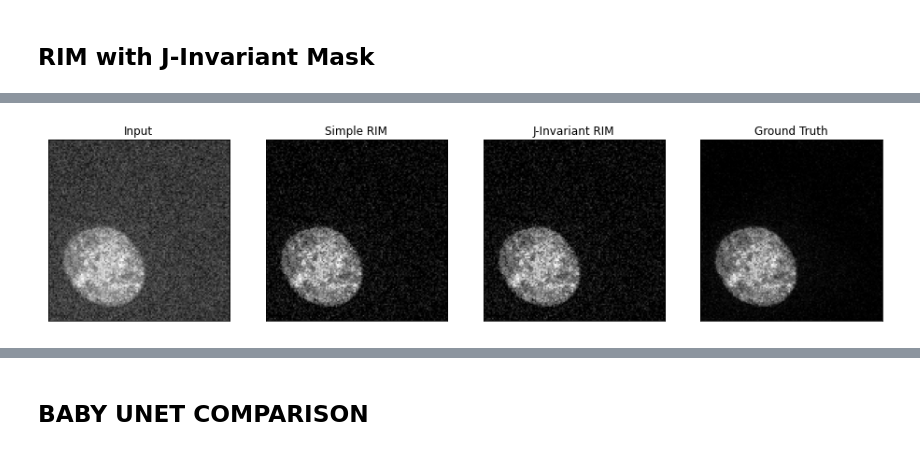
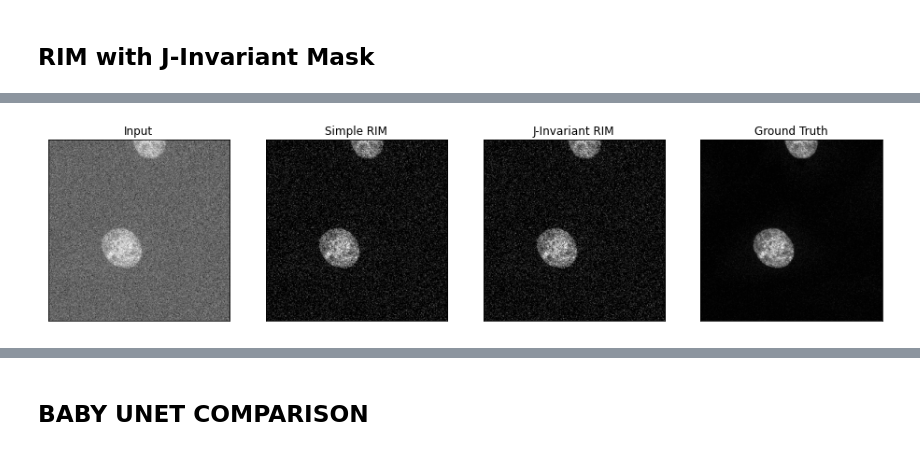
Before and after one commit to EmaadKhwaja/Deep-Learning-Denoising, a Jupyter notebook: Deep-Notebook.ipynb, the cells around one changed output, grey strips where cells are left out. Saved outputs shown, nothing was run; the diff lists cells and outputs as text; code cells hidden in the pictures.

```diff
--- a/Deep-Notebook.ipynb
+++ b/Deep-Notebook.ipynb
@@ -26,7 +26,7 @@ device = torch.device("cuda:0" if torch.cuda.is_available() else "cpu")
 TRAIN_DATA_PATH = "./Confocal_BPAE_B/raw"
 GT_DATA_PATH = "./Confocal_BPAE_B/gt"
 TRANSFORM_IMG = transforms.Compose([
-    transforms.CenterCrop(128),
+    transforms.CenterCrop(256),
     transforms.Grayscale(num_output_channels=1),
     transforms.ToTensor()
 
@@ -55,9 +56,12 @@ class gtmatch():
 newdataset = gtmatch(dataset1, dataset2, 50)
 # %%
-batch_size=50
 from torch import randn
+batch_size = 50
+
+
 def add_noise(img):
-    return img + randn(img.size())*0.05
+    return img + randn(img.size())*0.1
+
 
 class SyntheticNoiseDataset(Dataset):
     def __init__(self, data, mode='train'):
@@ -208,7 +271,7 @@ val_losses = []
 clean_image_corr = []
 best_images = []
 noisy_input = []
-best_Jimages=[]
+best_Jimages = []
 best_val_loss = 1
 
 
@@ -243,8 +306,9 @@ for i, batch in enumerate(data_loader):
     if val_loss < best_val_loss:
         best_val_loss = val_loss
         denoised = noisy_images*model(noisy_images, st)[0].detach()
-        Jinv=noisy_images*masker.infer_full_image(noisy_images,model, st)[0].detach()
-        Jinv=np.clip(Jinv, 0, 1).cpu().numpy()[
+        Jinv = noisy_images * \
+            masker.infer_full_image(noisy_images, model, st)[0].detach()
+        Jinv = np.clip(Jinv, 0, 1).cpu().numpy()[
             0, 0].astype(np.float64)
         net_input_np = noisy_images.cpu().numpy()[0, 0].astype(np.float64)
         denoised_arr = np.clip(denoised, 0, 1).cpu().numpy()[
@@ -316,10 +394,14 @@ for i, batch in enumerate(validation_loader):
 # %%
-plot_tensors(model_output[1], ["Input", "Simple RIM",
+idx=1
+plot_tensors(model_output[idx], ["Input", "Simple RIM",
                                "J-Invariant RIM", "Ground Truth"])
-print("Input PSNR = ", np.round(np.mean(Input_PSNR), 2))
-print("Simple RIM PSNR = ", np.round(np.mean(Model_PSNR), 2))
-print("J-Invariant RIM PSNR = ", np.round(np.mean(JInv_PSNR), 2))
+print("Input PSNR = ", np.round(Input_PSNR[idx], 2))
+print("Simple RIM PSNR = ", np.round(Model_PSNR[idx], 4))
+print("J-Invariant RIM PSNR = ", np.round(JInv_PSNR[idx], 4))
 print("")
-print("Simple RIM Loss = ", np.round(np.mean(Model_loss), 4))
-print("Clipped Simple RIM Loss = ", np.round(np.mean(clipped_model_loss), 4))
+print("Simple RIM Loss = ", np.round(Model_loss[idx], 4))
+print("Clipped Simple RIM Loss = ", np.round(clipped_model_loss[idx], 4))
+print("")
+print("J-Invariant RIM Loss = ", np.round(JInv_loss[idx], 4))
+print("Clipped J-Invariant RIM Loss = ", np.round(clipped_JInv_loss[idx], 4))
 # %% [output]
@@ -331 +417 @@ Clipped Simple RIM Loss =  0.0087
-[figure, old version]
+[figure, new version]
```
Also changed, not shown: parts of 11 cells of this notebook.
